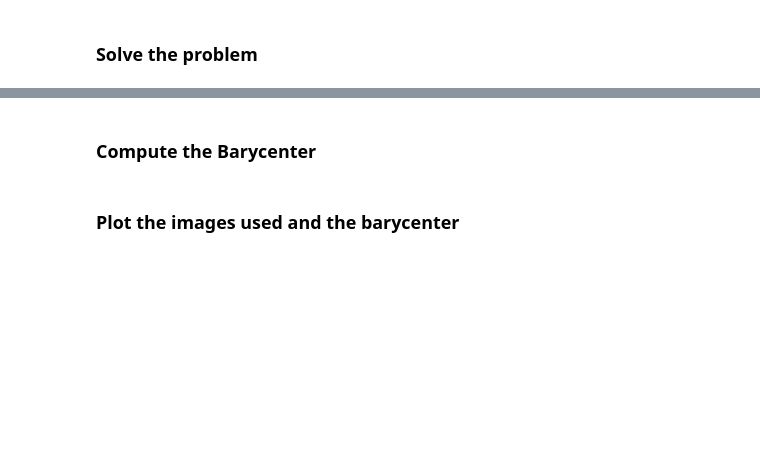
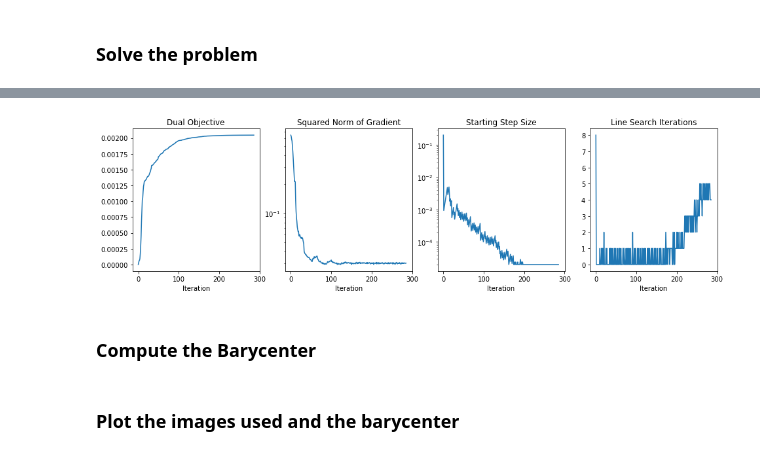
Before and after one commit to simda-muri/mmot, a Jupyter notebook: docs/source/examples/MNISTBarycenter.ipynb, the cells around one changed output, grey strips where cells are left out. Saved outputs shown, nothing was run; the diff lists cells and outputs as text; code cells hidden in the pictures; blank space fills up the shorter version.

```diff
--- a/docs/source/examples/MNISTBarycenter.ipynb
+++ b/docs/source/examples/MNISTBarycenter.ipynb
@@ -69,5 +69,5 @@ for i in range(num_digits):
     for j in range(i+1,num_digits):
         edge_list += [[i,j]]
 
-
-prob = MMOTSolver(measures, edge_list, x, y, unroll_node)
+weights = np.ones(num_digits)/num_digits
+prob = MMOTSolver(measures, edge_list, x, y, unroll_node, weights)
@@ -131,0 +76,2 @@ Iteration, StepSize,    Cost,   Error
+# %%
+res = prob.Solve(max_its=10000, step_size=0.2, ftol_abs=1e-9, gtol_abs=1e-3)
@@ -132,3 +96,26 @@ Iteration, StepSize,    Cost,   Error
+# %%
+
+
+fig, axs = plt.subplots(ncols=4,sharex=True,figsize=(16,4))
+axs[0].plot(res.costs)
+axs[0].set_title('Dual Objective')
+axs[0].set_xlabel('Iteration')
+
+axs[1].semilogy(res.grad_sq_norms)
+axs[1].set_title('Squared Norm of Gradient')
+axs[1].set_xlabel('Iteration')
+
+axs[2].semilogy(res.step_sizes)
+axs[2].set_title('Starting Step Size')
+axs[2].set_xlabel('Iteration')
+
+axs[3].plot(res.line_its)
+axs[3].set_title('Line Search Iterations')
+axs[3].set_xlabel('Iteration')
+
+plt.show()
+# %% [output]
+[figure, added]
 # %% [markdown]
 ### Compute the Barycenter
 # %%
```
Also changed, not shown: parts of 5 cells of this notebook, 3 other files.
